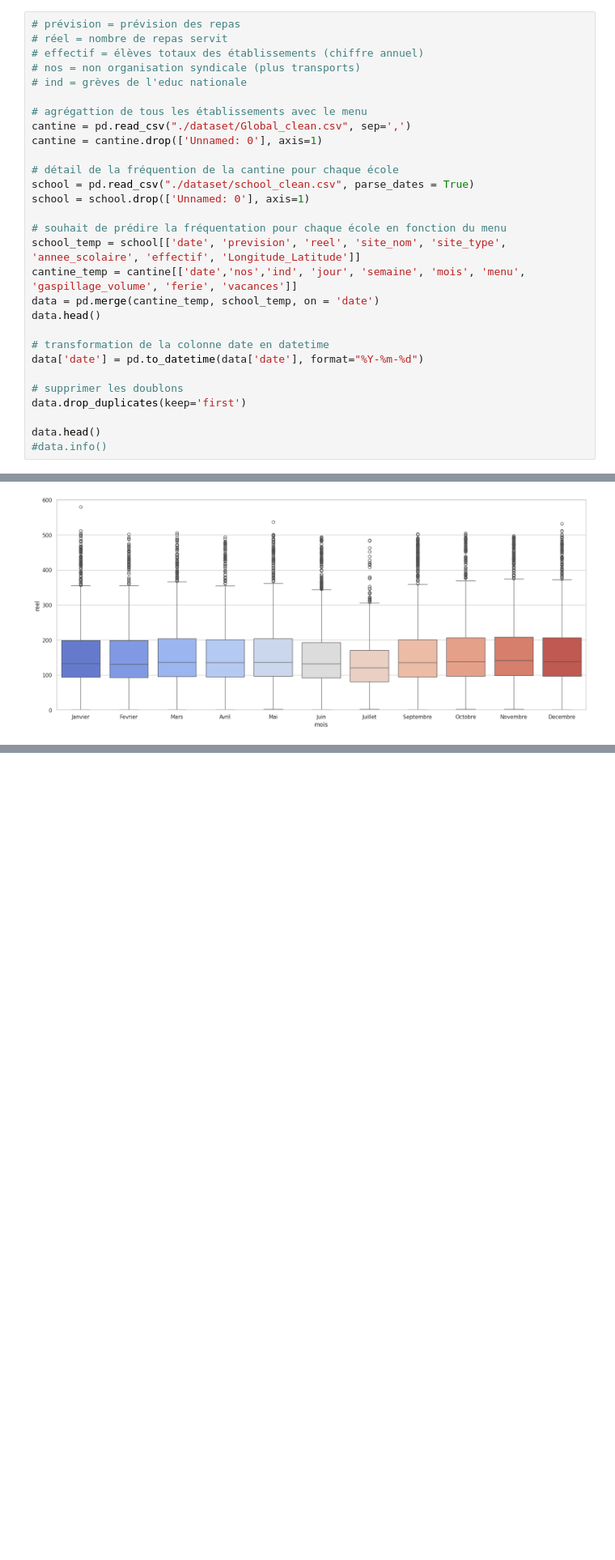
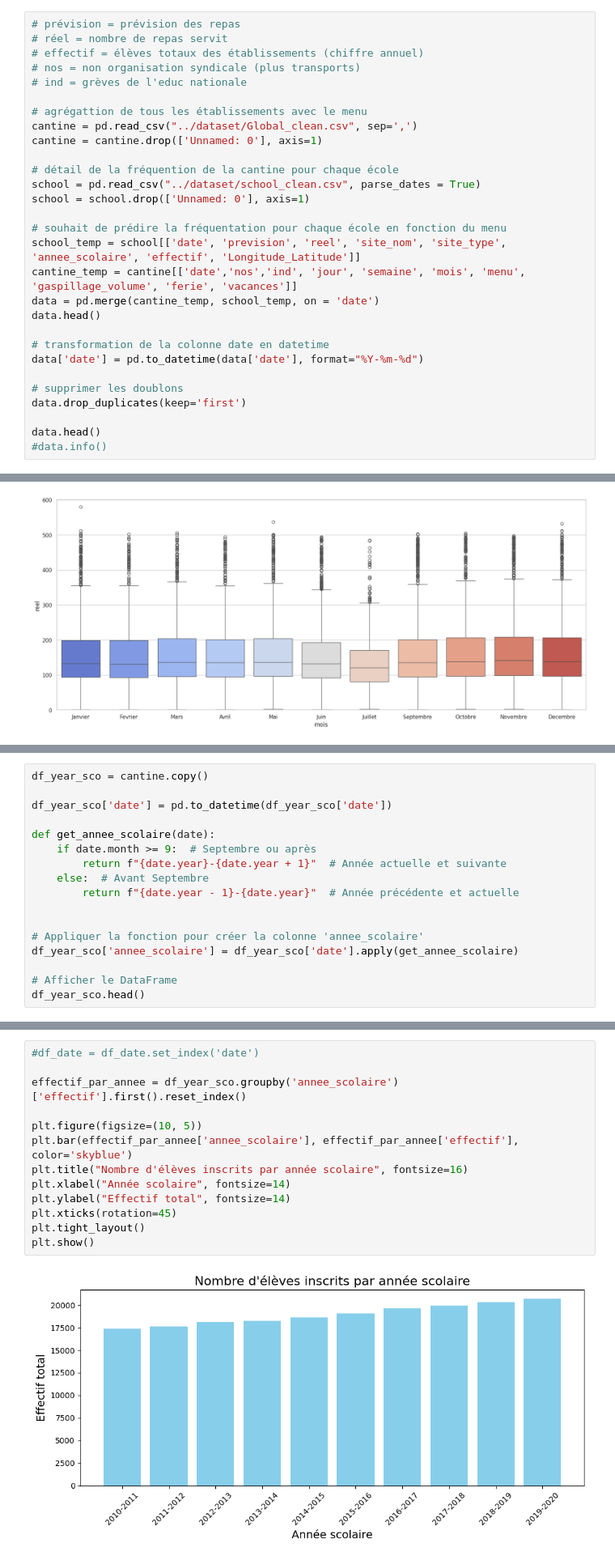
Before and after one commit to Nujadn/prev_cantine, a Jupyter notebook: notebooks/EDA_.ipynb, the cells around one changed output, grey strips where cells are left out. Shown at 81% size. Cells and saved outputs as stored; diff of their text form; blank space fills up the shorter version.

Commit message:
EDA : graph année scolaire

```diff
--- a/EDA_.ipynb
+++ b/notebooks/EDA_.ipynb
@@ -33,11 +33,11 @@ from sklearn.metrics import mean_squared_error, mean_absolute_error, r2_score
 # ind = grèves de l'educ nationale
 
 # agrégattion de tous les établissements avec le menu
-cantine = pd.read_csv("./dataset/Global_clean.csv", sep=',')
+cantine = pd.read_csv("../dataset/Global_clean.csv", sep=',')
 cantine = cantine.drop(['Unnamed: 0'], axis=1)
 
 # détail de la fréquention de la cantine pour chaque école
-school = pd.read_csv("./dataset/school_clean.csv", parse_dates = True)
+school = pd.read_csv("../dataset/school_clean.csv", parse_dates = True)
 school = school.drop(['Unnamed: 0'], axis=1)
 
 # souhait de prédire la fréquentation pour chaque école en fonction du menu
@@ -182,0 +224,17 @@ Passing `palette` without assigning `hue` is deprecated and will be removed in v
+# %%
+df_year_sco = cantine.copy()
+
+df_year_sco['date'] = pd.to_datetime(df_year_sco['date'])
+
+def get_annee_scolaire(date):
+    if date.month >= 9:  # Septembre ou après
+        return f"{date.year}-{date.year + 1}"  # Année actuelle et suivante
+    else:  # Avant Septembre
+        return f"{date.year - 1}-{date.year}"  # Année précédente et actuelle
+
+
+# Appliquer la fonction pour créer la colonne 'annee_scolaire'
+df_year_sco['annee_scolaire'] = df_year_sco['date'].apply(get_annee_scolaire)
+
+# Afficher le DataFrame
+df_year_sco.head()
@@ -182,0 +248,15 @@ Passing `palette` without assigning `hue` is deprecated and will be removed in v
+# %%
+#df_date = df_date.set_index('date')
+
+effectif_par_annee = df_year_sco.groupby('annee_scolaire')['effectif'].first().reset_index()
+
+plt.figure(figsize=(10, 5))
+plt.bar(effectif_par_annee['annee_scolaire'], effectif_par_annee['effectif'], color='skyblue')
+plt.title("Nombre d'élèves inscrits par année scolaire", fontsize=16)
+plt.xlabel("Année scolaire", fontsize=14)
+plt.ylabel("Effectif total", fontsize=14)
+plt.xticks(rotation=45)
+plt.tight_layout()
+plt.show()
+# %% [output]
+[figure, added]
```
Also changed, not shown: parts of 6 cells of this notebook, 1 other file.
